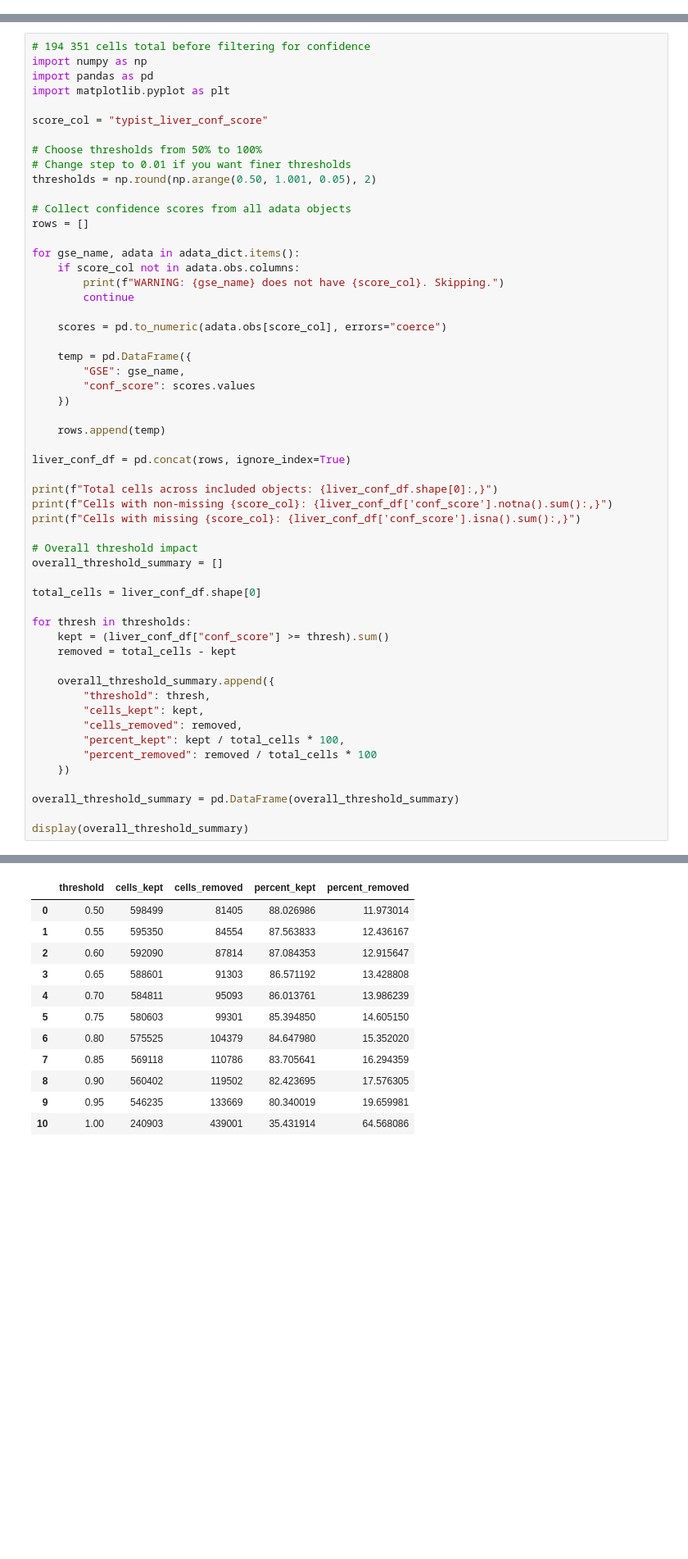
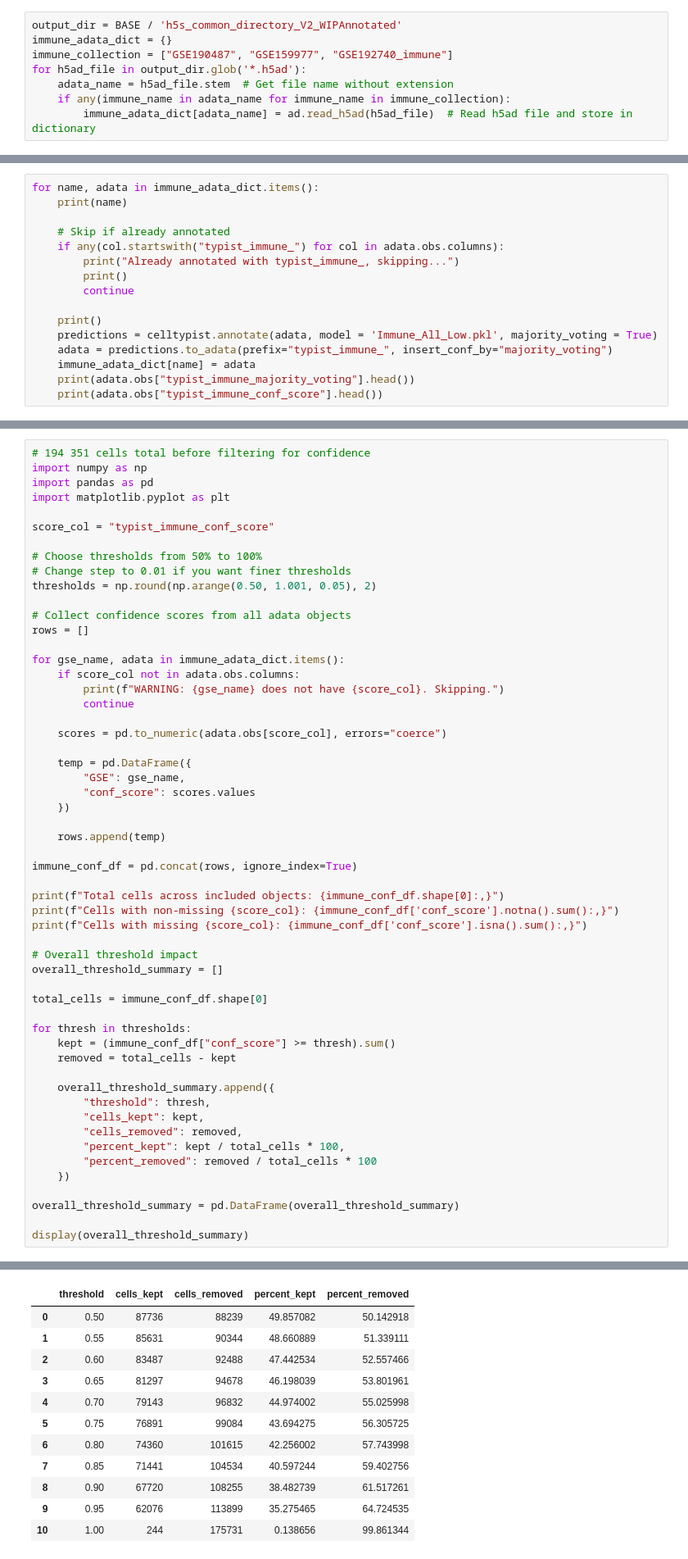
Before and after one commit to A-ray/scFM_pertubation, a Jupyter notebook: exp_scGPT/cell_annotationV2.ipynb, the cells around one changed output, grey strips where cells are left out. Shown at 82% size. Cells and saved outputs as stored; diff of their text form; blank space fills up the shorter version.

Commit message:
updated immune and liver annotation adata collections

```diff
--- a/exp_scGPT/cell_annotationV2.ipynb
+++ b/exp_scGPT/cell_annotationV2.ipynb
@@ -367,3 +367,11 @@ adata_dict = {}
 for h5ad_file in output_dir.glob('*.h5ad'):
     adata_name = h5ad_file.stem  # Get file name without extension
     adata_dict[adata_name] = ad.read_h5ad(h5ad_file)  # Read h5ad file and store in dictionary
+# %%
+output_dir = BASE / 'h5s_common_directory_V2_WIPAnnotated'
+immune_adata_dict = {}
+immune_collection = ["GSE190487", "GSE159977", "GSE192740_immune"]
+for h5ad_file in output_dir.glob('*.h5ad'):
+    adata_name = h5ad_file.stem  # Get file name without extension
+    if any(immune_name in adata_name for immune_name in immune_collection):
+        immune_adata_dict[adata_name] = ad.read_h5ad(h5ad_file)  # Read h5ad file and store in dictionary
@@ -369,0 +392,16 @@ for h5ad_file in output_dir.glob('*.h5ad'):
+# %%
+for name, adata in immune_adata_dict.items():
+    print(name)
+
+    # Skip if already annotated
+    if any(col.startswith("typist_immune_") for col in adata.obs.columns):
+        print("Already annotated with typist_immune_, skipping...")
+        print()
+        continue
+
+    print()
+    predictions = celltypist.annotate(adata, model = 'Immune_All_Low.pkl', majority_voting = True)
+    adata = predictions.to_adata(prefix="typist_immune_", insert_conf_by="majority_voting")
+    immune_adata_dict[name] = adata
+    print(adata.obs["typist_immune_majority_voting"].head())
+    print(adata.obs["typist_immune_conf_score"].head())
@@ -373,7 +465,7 @@ import numpy as np
 import pandas as pd
 import matplotlib.pyplot as plt
 
-score_col = "typist_liver_conf_score"
+score_col = "typist_immune_conf_score"
 
 # Choose thresholds from 50% to 100%
 # Change step to 0.01 if you want finer thresholds
@@ -382,7 +474,7 @@ thresholds = np.round(np.arange(0.50, 1.001, 0.05), 2)
 # Collect confidence scores from all adata objects
 rows = []
 
-for gse_name, adata in adata_dict.items():
+for gse_name, adata in immune_adata_dict.items():
     if score_col not in adata.obs.columns:
         print(f"WARNING: {gse_name} does not have {score_col}. Skipping.")
         continue
@@ -396,19 +488,19 @@ for gse_name, adata in adata_dict.items():
 
     rows.append(temp)
 
-liver_conf_df = pd.concat(rows, ignore_index=True)
+immune_conf_df = pd.concat(rows, ignore_index=True)
 
-print(f"Total cells across included objects: {liver_conf_df.shape[0]:,}")
-print(f"Cells with non-missing {score_col}: {liver_conf_df['conf_score'].notna().sum():,}")
-print(f"Cells with missing {score_col}: {liver_conf_df['conf_score'].isna().sum():,}")
+print(f"Total cells across included objects: {immune_conf_df.shape[0]:,}")
+print(f"Cells with non-missing {score_col}: {immune_conf_df['conf_score'].notna().sum():,}")
+print(f"Cells with missing {score_col}: {immune_conf_df['conf_score'].isna().sum():,}")
 
 # Overall threshold impact
 overall_threshold_summary = []
 
-total_cells = liver_conf_df.shape[0]
+total_cells = immune_conf_df.shape[0]
 
 for thresh in thresholds:
-    kept = (liver_conf_df["conf_score"] >= thresh).sum()
+    kept = (immune_conf_df["conf_score"] >= thresh).sum()
     removed = total_cells - kept
 
     overall_threshold_summary.append({
@@ -429,12 +521,12 @@ Cells with missing typist_liver_conf_score: 0
 |  | threshold | cells_kept | cells_removed | percent_kept | percent_removed |
-| 0 | 0.50 | 598499 | 81405 | 88.026986 | 11.973014 |
-| 1 | 0.55 | 595350 | 84554 | 87.563833 | 12.436167 |
-| 2 | 0.60 | 592090 | 87814 | 87.084353 | 12.915647 |
-| 3 | 0.65 | 588601 | 91303 | 86.571192 | 13.428808 |
-| 4 | 0.70 | 584811 | 95093 | 86.013761 | 13.986239 |
-| 5 | 0.75 | 580603 | 99301 | 85.394850 | 14.605150 |
-| 6 | 0.80 | 575525 | 104379 | 84.647980 | 15.352020 |
-| 7 | 0.85 | 569118 | 110786 | 83.705641 | 16.294359 |
-| 8 | 0.90 | 560402 | 119502 | 82.423695 | 17.576305 |
-| 9 | 0.95 | 546235 | 133669 | 80.340019 | 19.659981 |
-| 10 | 1.00 | 240903 | 439001 | 35.431914 | 64.568086 |
+| 0 | 0.50 | 87736 | 88239 | 49.857082 | 50.142918 |
+| 1 | 0.55 | 85631 | 90344 | 48.660889 | 51.339111 |
+| 2 | 0.60 | 83487 | 92488 | 47.442534 | 52.557466 |
+| 3 | 0.65 | 81297 | 94678 | 46.198039 | 53.801961 |
+| 4 | 0.70 | 79143 | 96832 | 44.974002 | 55.025998 |
+| 5 | 0.75 | 76891 | 99084 | 43.694275 | 56.305725 |
+| 6 | 0.80 | 74360 | 101615 | 42.256002 | 57.743998 |
+| 7 | 0.85 | 71441 | 104534 | 40.597244 | 59.402756 |
+| 8 | 0.90 | 67720 | 108255 | 38.482739 | 61.517261 |
+| 9 | 0.95 | 62076 | 113899 | 35.275465 | 64.724535 |
+| 10 | 1.00 | 244 | 175731 | 0.138656 | 99.861344 |
```
Also changed, not shown: parts of 22 cells of this notebook.
